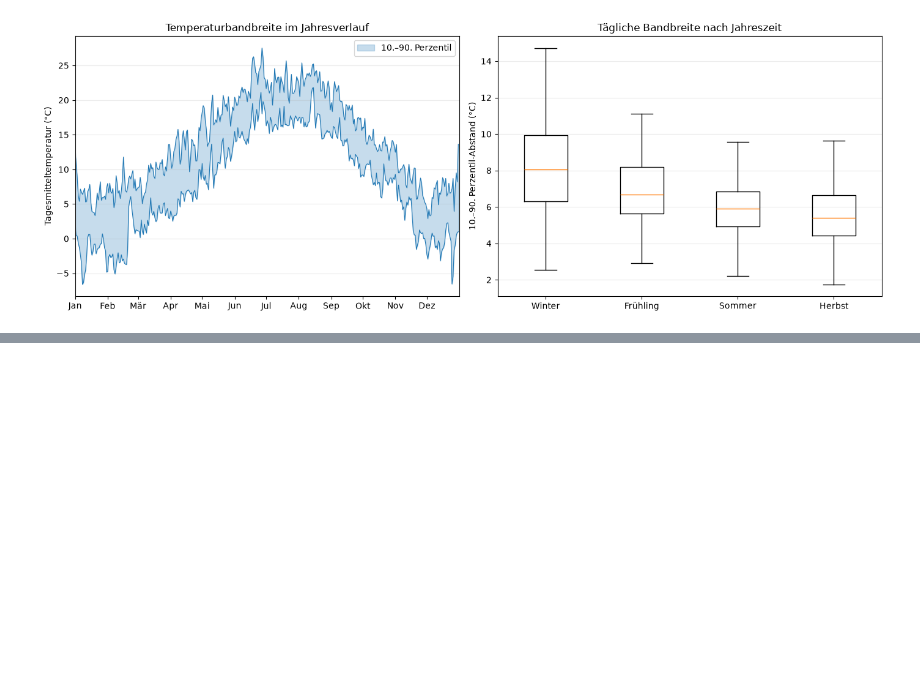
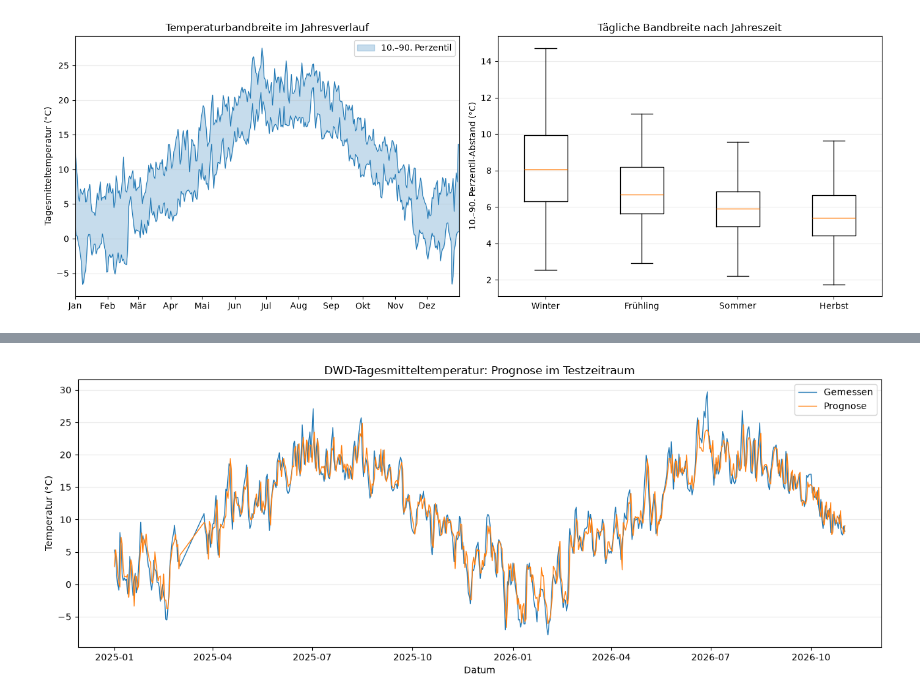
Before and after one commit to Bo-Bandy030/Git_Uebung_3, a Jupyter notebook: dwd_berlin_2020_heute.ipynb, the cells around one changed output, grey strips where cells are left out. Cells and saved outputs as stored; diff of their text form; code cells hidden in the pictures; blank space fills up the shorter version.

Commit message:
vorhersage für tagestemperatur mit ki training erstellt

```diff
--- a/dwd_berlin_2020_heute.ipynb
+++ b/dwd_berlin_2020_heute.ipynb
@@ -174,0 +282,12 @@ Winter/Sommer-Verhältnis der mittleren Bandbreite: 1.42
+# %%
+from sklearn.ensemble import RandomForestRegressor
+
+modell = RandomForestRegressor(
+    n_estimators=300,
+    min_samples_leaf=4,
+    random_state=42,
+    n_jobs=-1,
+)
+modell.fit(X_train, y_train)
+vorhersage_test = modell.predict(X_test)
+print("Modelltraining abgeschlossen.")
@@ -174,0 +345,21 @@ Winter/Sommer-Verhältnis der mittleren Bandbreite: 1.42
+# %%
+import matplotlib.pyplot as plt
+
+test_ergebnis = pd.DataFrame({
+    "date": test_daten.to_numpy(),
+    "Gemessen (°C)": y_test.to_numpy(),
+    "Random Forest (°C)": vorhersage_test,
+})
+
+fig, ax = plt.subplots(figsize=(13, 5))
+ax.plot(test_ergebnis["date"], test_ergebnis["Gemessen (°C)"], label="Gemessen", linewidth=1)
+ax.plot(test_ergebnis["date"], test_ergebnis["Random Forest (°C)"], label="Prognose", linewidth=1)
+ax.set_title("DWD-Tagesmitteltemperatur: Prognose im Testzeitraum")
+ax.set_xlabel("Datum")
+ax.set_ylabel("Temperatur (°C)")
+ax.grid(axis="y", alpha=0.25)
+ax.legend()
+fig.tight_layout()
+plt.show()
+# %% [output]
+[figure, added]
```
Also changed, not shown: parts of 14 cells of this notebook.
